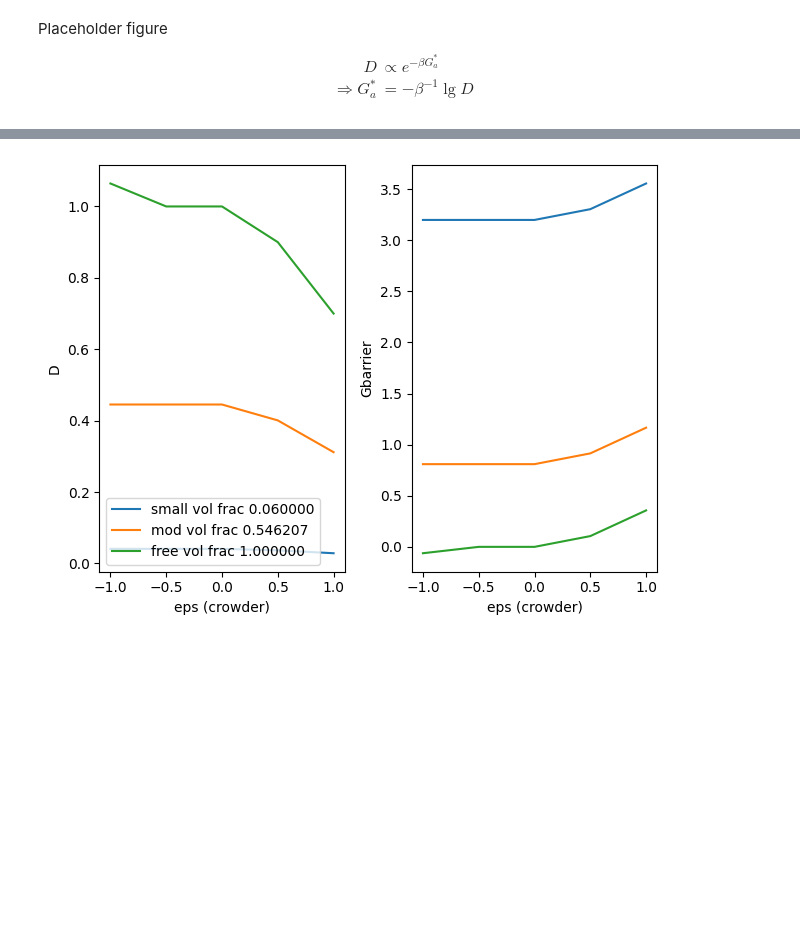
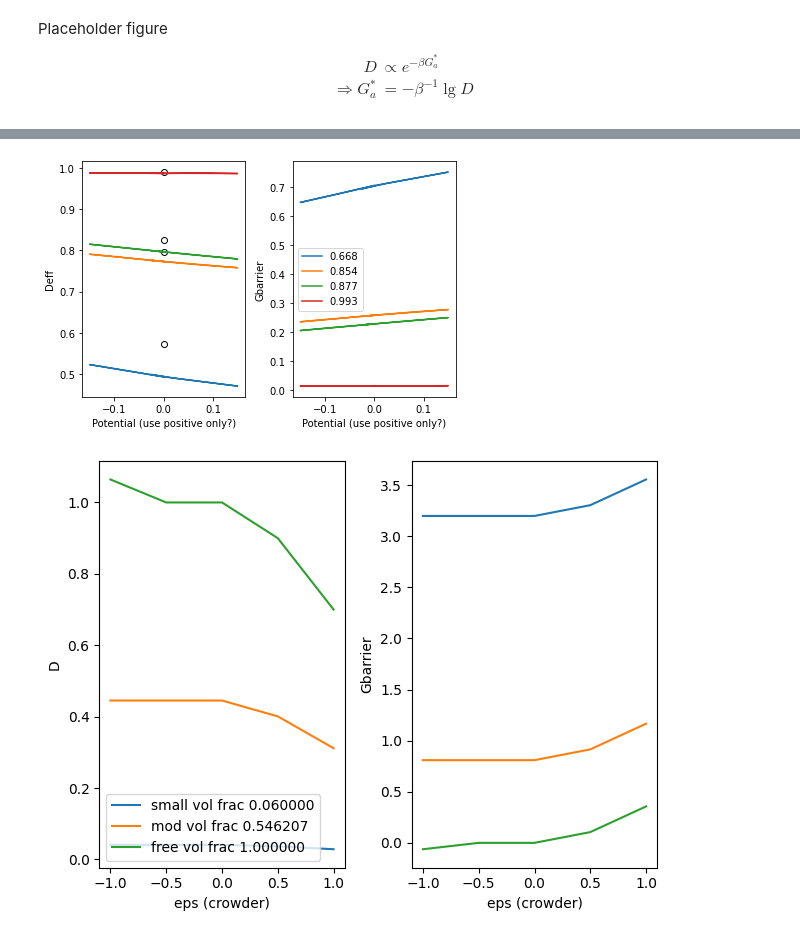
Before and after one commit to huskeypm/cellmigration, a Jupyter notebook: migration_paper.ipynb, the cells around one changed output, grey strips where cells are left out. Saved outputs shown, nothing was run; the diff lists cells and outputs as text; code cells hidden in the pictures; blank space fills up the shorter version.

```diff
--- a/migration_paper.ipynb
+++ b/migration_paper.ipynb
@@ -790,3 +841,38 @@ WARNING: PLACEHOLDER DATA
+# %%
+
+
+phisRound = ["%5.3f"%v for v in df['phi_membrane']  ]
+phisRound = np.asarray(phisRound,float)
+df['phi_membrane'] = phisRound
+
+phis = np.unique( df['phi_membrane'] )
+
+f, (axl, axr) = plt.subplots(1, 2)
+axl.scatter(np.zeros_like( phis ),hs(phis),facecolor='w',edgecolor='k',label="HS")
+
+#val = 'NaN'
+for phi in phis:
+    subdf = df[df['phi_membrane'] == phi]
+#    #print(subdf)
+    axl.plot(subdf['crowder_potential'],subdf['Deff_membrane'],label=phi)
+#
+axl.set_ylabel("Deff")
+axl.set_xlabel("Potential (use positive only?)")
+#axl.legend(loc=0)
+
+
+df['G'] = - 1 * np.log( df['Deff_membrane'] )
+
+for phi in phis:
+    subdf = df[df['phi_membrane'] == phi]
+    axr.plot(subdf['crowder_potential'],subdf['G'],label=phi)
+axr.set_ylabel("Gbarrier")
+axr.set_xlabel("Potential (use positive only?)")
+axr.legend(loc=0)
+plt.tight_layout()
+plt.gcf().savefig("crowders.png",dpi=300)
+# %% [output]
+[figure, added]
 # %%
 Dtrans = np.transpose(das)
 
```
Also changed, not shown: parts of 9 cells of this notebook.
